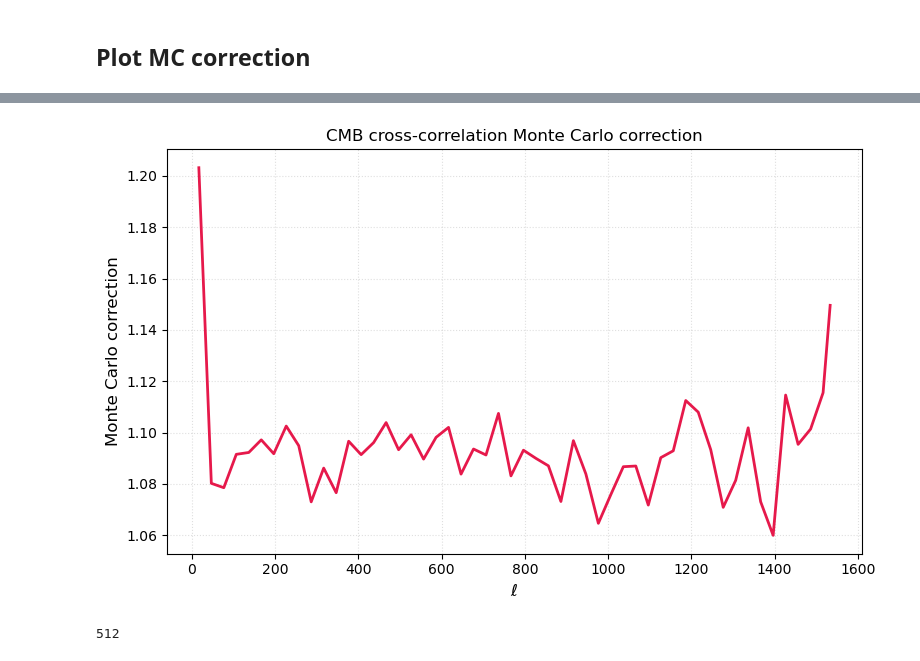
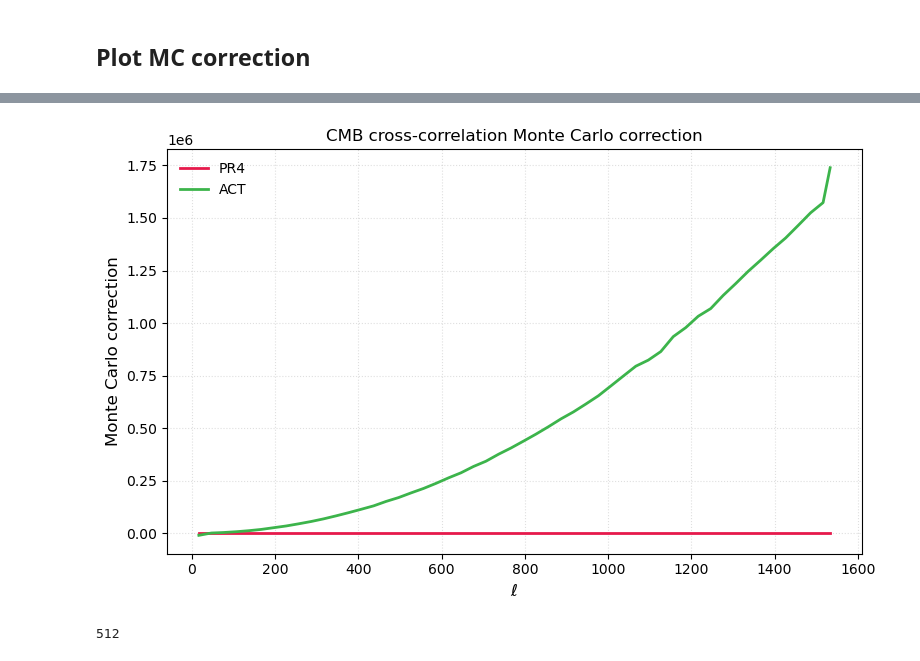
Before and after one commit to LSSTDESC/TXPipe, a Jupyter notebook: txpipe_util.ipynb, the cells around one changed output, grey strips where cells are left out. Cells and saved outputs as stored; diff of their text form; code cells hidden in the pictures.

```diff
--- a/txpipe_util.ipynb
+++ b/txpipe_util.ipynb
@@ -1619,19 +1640,22 @@ Done. 3 identical masks written to /pscratch/sd/a/anicola/DP2/code/TXPipe/data/o
 # %%
 # Plot the Monte Carlo correction
 
 ell, mc_corr = np.genfromtxt('/pscratch/sd/a/anicola/DP2/code/TXPipe/data/outputs/dp2_23p5_combined_mask/cmb_cross_montecarlo_correction.txt', unpack=True )
+ell, mc_corr_ACT = np.genfromtxt('/pscratch/sd/a/anicola/DP2/code/TXPipe/data/outputs/dp2_23p5_nmin500_combined_mask/cmb_cross_montecarlo_correction.txt', unpack=True )
 
 plt.figure(figsize=(8, 5))
-plt.plot(ell, mc_corr, color="#E6194B", lw=2)
+plt.plot(ell, mc_corr, color="#E6194B", lw=2, label="PR4")
+plt.plot(ell, mc_corr_ACT, color="#3CB44B", lw=2, label="ACT")
 plt.xlabel(r"$\ell$", fontsize=12)
 plt.ylabel("Monte Carlo correction", fontsize=12)
 plt.title("CMB cross-correlation Monte Carlo correction", fontsize=12)
 # plt.xscale("log")
+plt.legend(fontsize=10, frameon=False)
 plt.grid(True, ls=":", alpha=0.4)
 plt.tight_layout()
 plt.show()
 # %% [output]
-[figure, old version]
+[figure, new version]
 # %%
 import numpy as np
 import matplotlib.pyplot as plt
```
Also changed, not shown: parts of 6 cells of this notebook, 3 other files.
